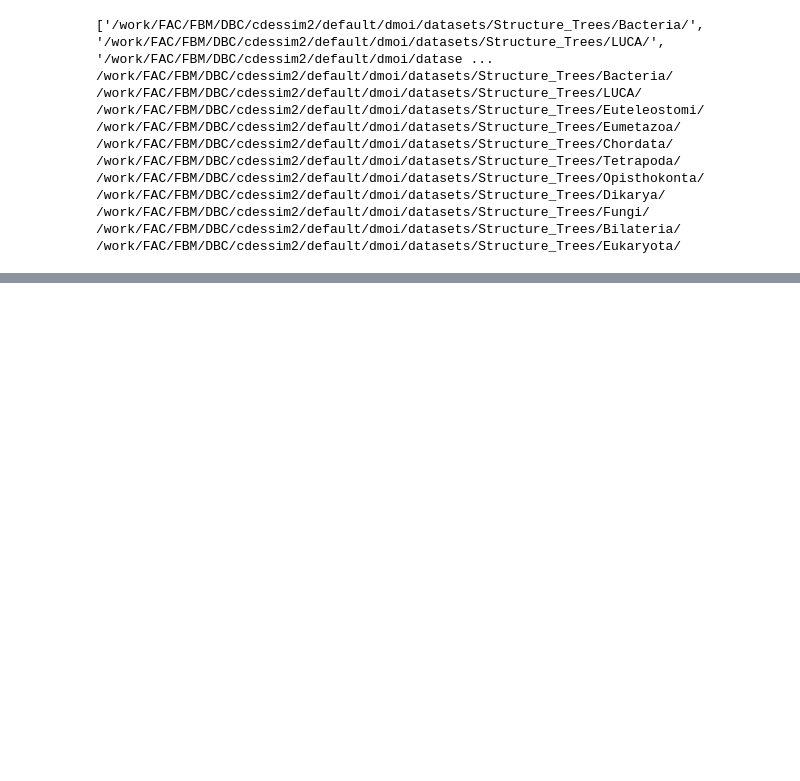
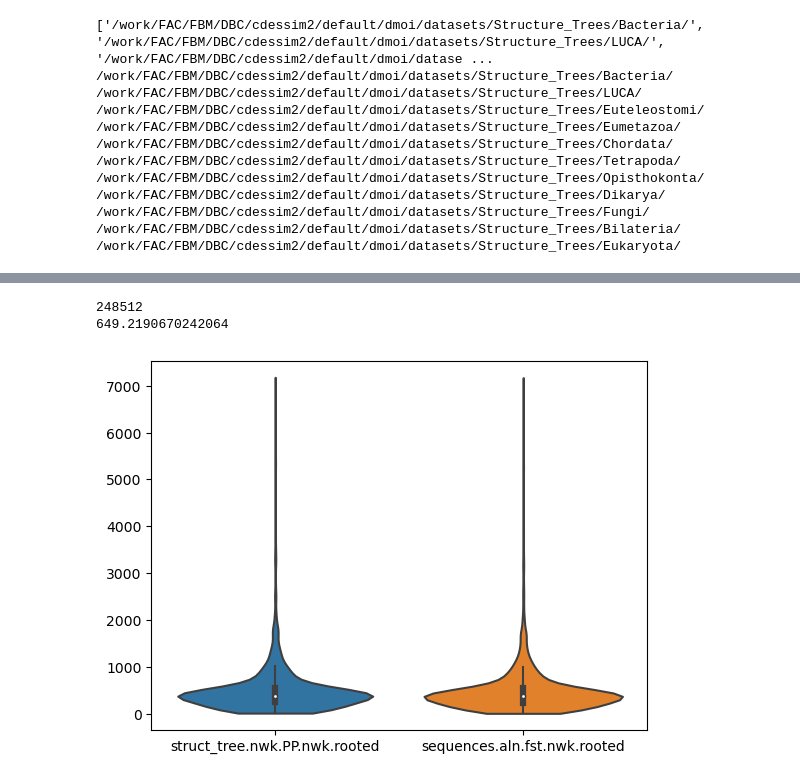
Before and after one commit to DessimozLab/fold_tree, a Jupyter notebook: compare_treesets.ipynb, the cells around one changed output, grey strips where cells are left out. Drawn from its saved outputs; the diff is of its cells as text; code cells hidden in the pictures; blank space fills up the shorter version.

```diff
--- a/compare_treesets.ipynb
+++ b/compare_treesets.ipynb
@@ -69,7 +90,11 @@ sns.lineplot(x = [0,3000] , y = [0,3000])
 # %%
-sns.violinplot(resdf['delta_norm'])
-
+#sns.violinplot(resdf['delta_norm'])
+sns.violinplot(resdf[['struct_tree.nwk.PP.nwk.rooted', 'sequences.aln.fst.nwk.rooted']] , cut = 0)
 print(tree_resdf['delta'].sum() )
 print(tree_resdf['delta_norm'].sum() )
+# %% [output]
+248512
+649.2190670242064
+[figure, added]
 # %%
 sns.violinplot(tree_resdf['delta'])
```
Also changed, not shown: parts of 13 cells of this notebook, 8 other files.
